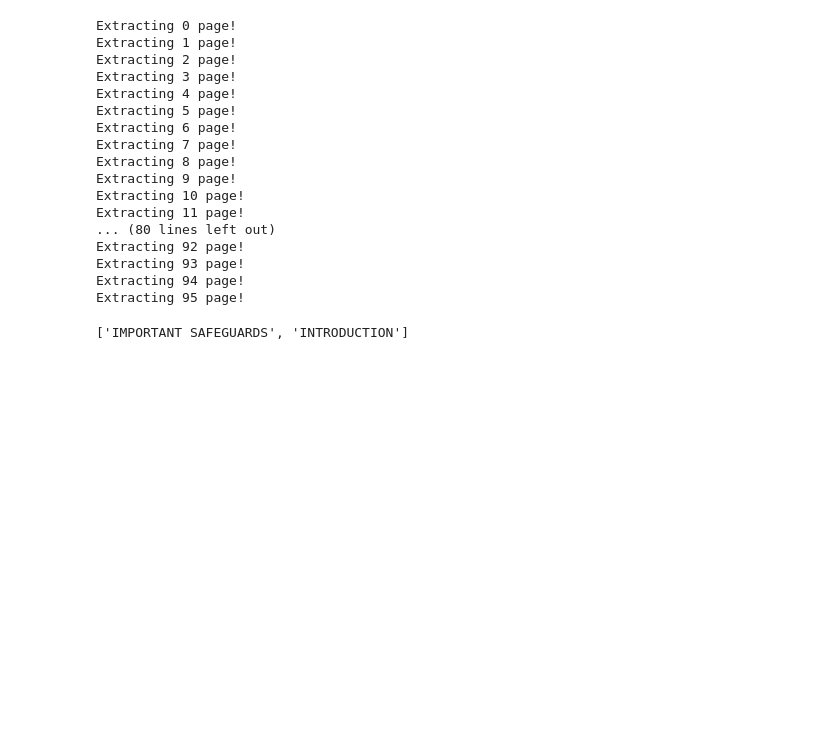
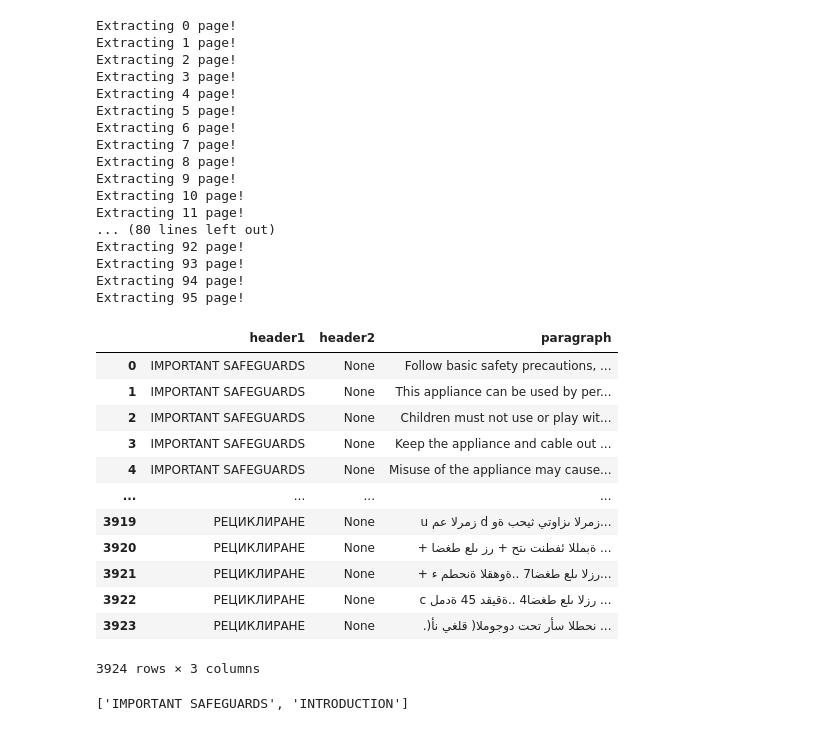
Before and after one commit to LennardRose/Coffee_Corpus_QnA, a Jupyter notebook: preprocessing/experimentation/pymupdf.ipynb, the cells around one changed output. Drawn from its saved outputs; the diff is of its cells as text; code cells hidden in the pictures; blank space fills up the shorter version.

Commit message:
Testing out Automatic Header Property Detection

```diff
--- a/preprocessing/experimentation/pymupdf.ipynb
+++ b/preprocessing/experimentation/pymupdf.ipynb
@@ -3,7 +4,5 @@ import fitz
 # %%
 def get_all_pages_structure(pages):
-
-    all_pages = []
 
     headline1 = None
     headline2 = None
@@ -17,8 +16,6 @@ def get_all_pages_structure(pages):
     for idx, page in enumerate(pages):
         print(f"Extracting {idx} page!")
         text = page.get_text('dict')
-
-        # page_structure = []
 
         for block in text['blocks']:
             if 'lines' in block:
@@ -45,7 +42,11 @@ def get_all_pages_structure(pages):
                             headline2 = span_text
                             continue
 
+                        span_dic['page_nbr'] = idx + 1
                         span_dic['paragraph'] = span_text
+
+                        if not headline1:
+                            continue
 
                         if page_structure and not page_structure[-1]['paragraph'].rstrip().endswith(terminating_symbols) and last_span == 0:
                             page_structure[-1]['paragraph'] = page_structure[-1]['paragraph'] + span_text
@@ -58,8 +59,6 @@ def get_all_pages_structure(pages):
 
                         page_structure.append(span_dic)
 
-        all_pages.append(page_structure)
-
     return page_structure
 # %%
 def get_page_structure(page):
@@ -155,4 +189,20 @@ df = pd.DataFrame(test)
 df = df[['header1', 'header2', 'paragraph']]
 pd.set_option('display.max_columns', None)
 pd.set_option('display.max_colwidth', 3000)
+# %%
+df
+# %% [output]
+|  | header1 | header2 | paragraph |
+| 0 | IMPORTANT SAFEGUARDS | None | Follow basic safety precautions, ... |
+| 1 | IMPORTANT SAFEGUARDS | None | This appliance can be used by per... |
+| 2 | IMPORTANT SAFEGUARDS | None | Children must not use or play wit... |
+| 3 | IMPORTANT SAFEGUARDS | None | Keep the appliance and cable out ... |
+| 4 | IMPORTANT SAFEGUARDS | None | Misuse of the appliance may cause... |
+| ... | ... | ... | ... |
+| 3919 | РЕЦИКЛИРАНЕ | None | u زمرلا عم d زمرلا ىزاوتي ثيحب ةو... |
+| 3920 | РЕЦИКЛИРАНЕ | None | + ةبمللا ئفطنت ىتح + رز ىلع طغضا ... |
+| 3921 | РЕЦИКЛИРАНЕ | None | + رزلا ىلع طغضا7 ..ةوهقلا ةنحطم ء... |
+| 3922 | РЕЦИКЛИРАНЕ | None | c رزلا ىلع طغضا4 ..ةقيقد 45 ةدمل ... |
+| 3923 | РЕЦИКЛИРАНЕ | None | .)نحطلا سأر تحت دوجوملا( قلغي نأ ... |
+3924 rows × 3 columns
 # %%
```
Also changed, not shown: parts of 40 cells of this notebook, 14 other files.
